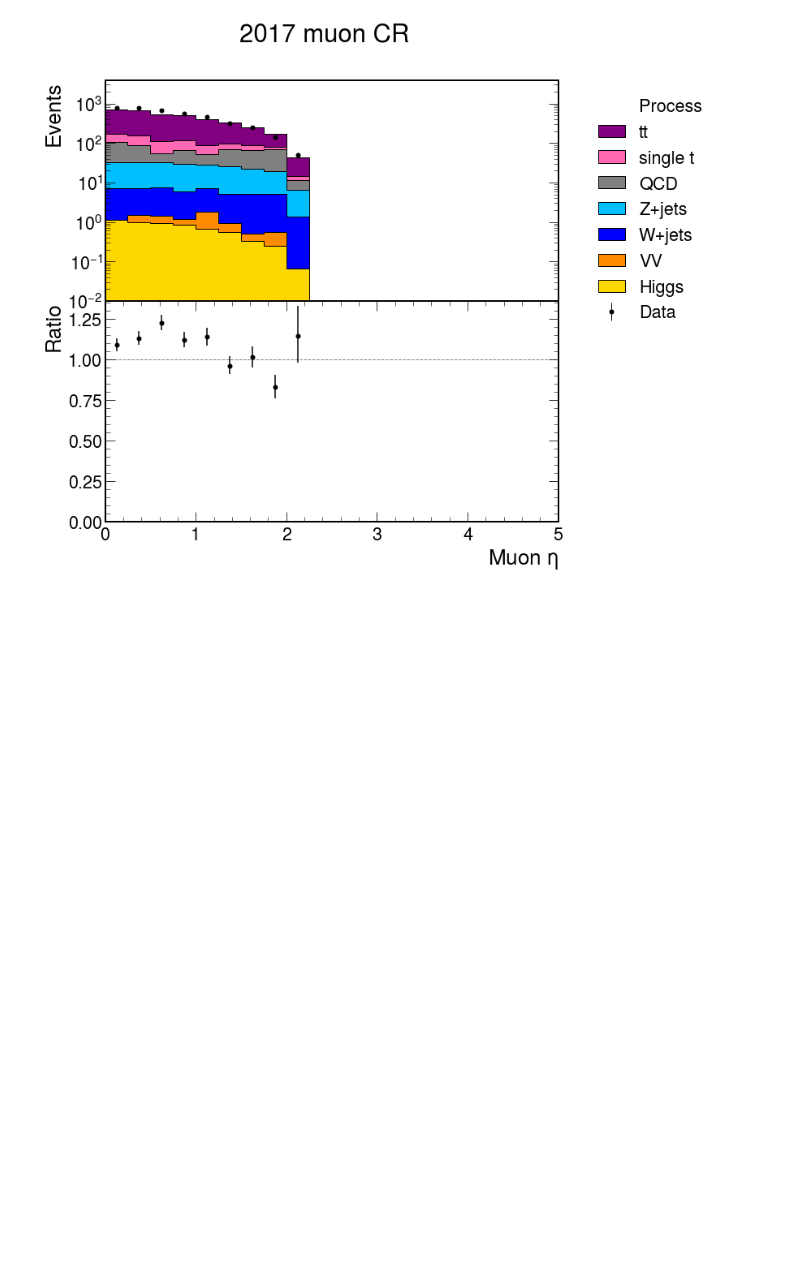
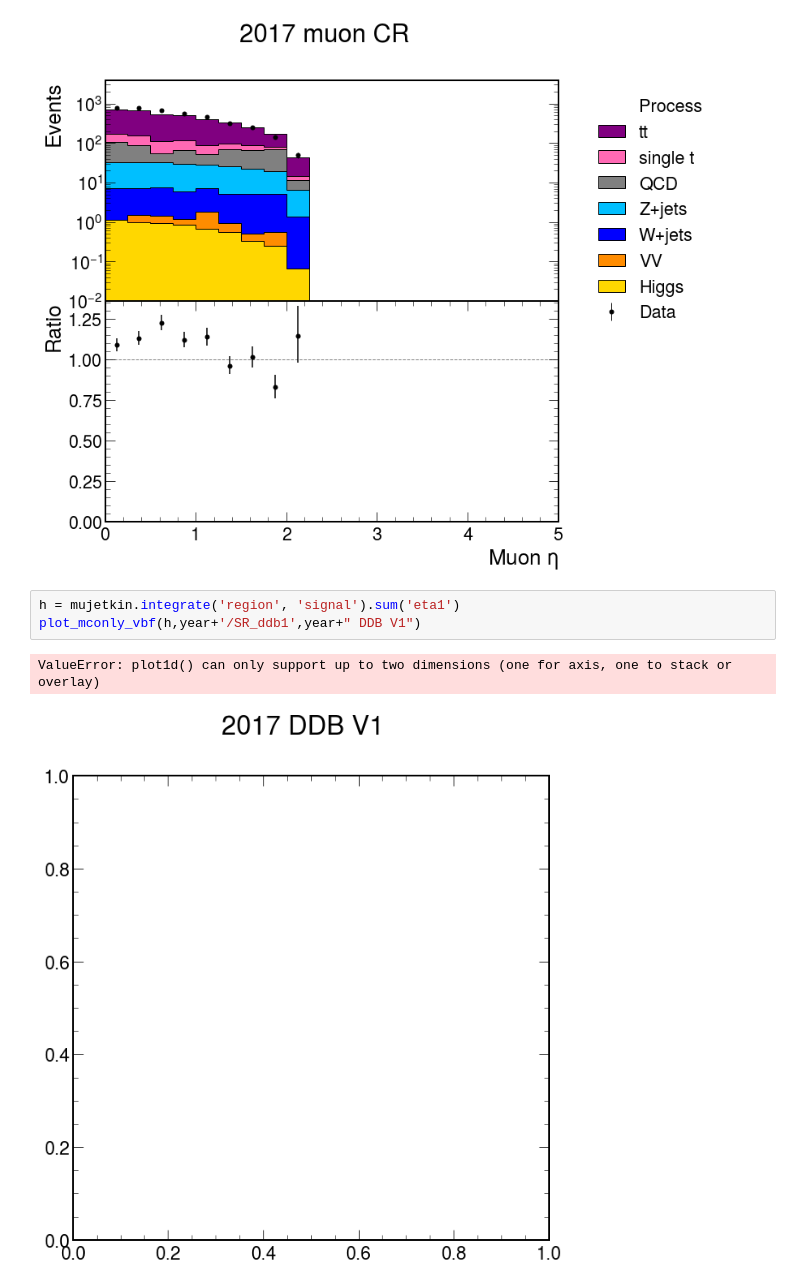
Before and after one commit to jennetd/boostedhiggs, a Jupyter notebook: binder/vbf-muCR.ipynb, the cells around one changed output. Cells and saved outputs as stored; diff of their text form; blank space fills up the shorter version.

```diff
--- a/binder/vbf-muCR.ipynb
+++ b/binder/vbf-muCR.ipynb
@@ -161,3 +157,9 @@ plot_datamc_muoncr(h,year+'/muCR_etamu',year+" muon CR")
 [figure]
 [figure]
 [figure]
+# %%
+h = mujetkin.integrate('region', 'signal').sum('eta1')
+plot_mconly_vbf(h,year+'/SR_ddb1',year+" DDB V1")
+# %% [output]
+ValueError: plot1d() can only support up to two dimensions (one for axis, one to stack or overlay)
+[figure, added]
```
Also changed, not shown: parts of 2 cells of this notebook, 19 other files.
